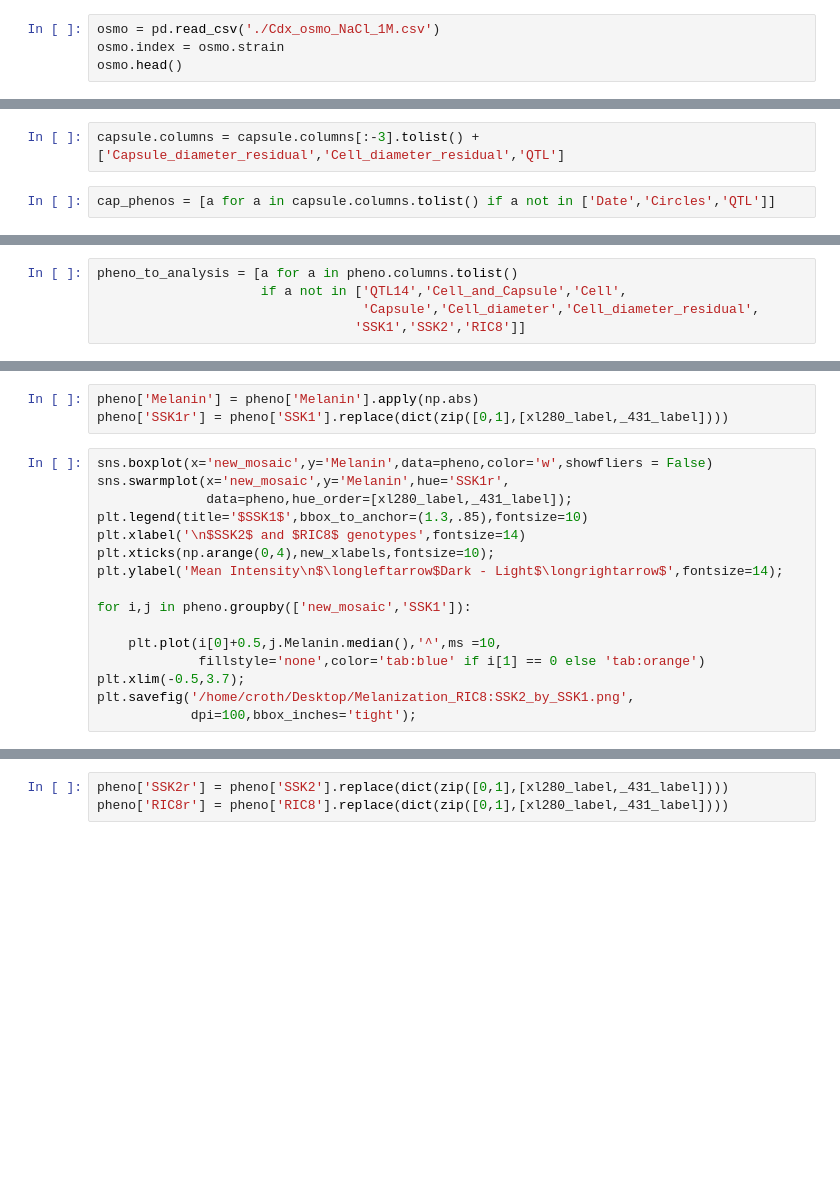
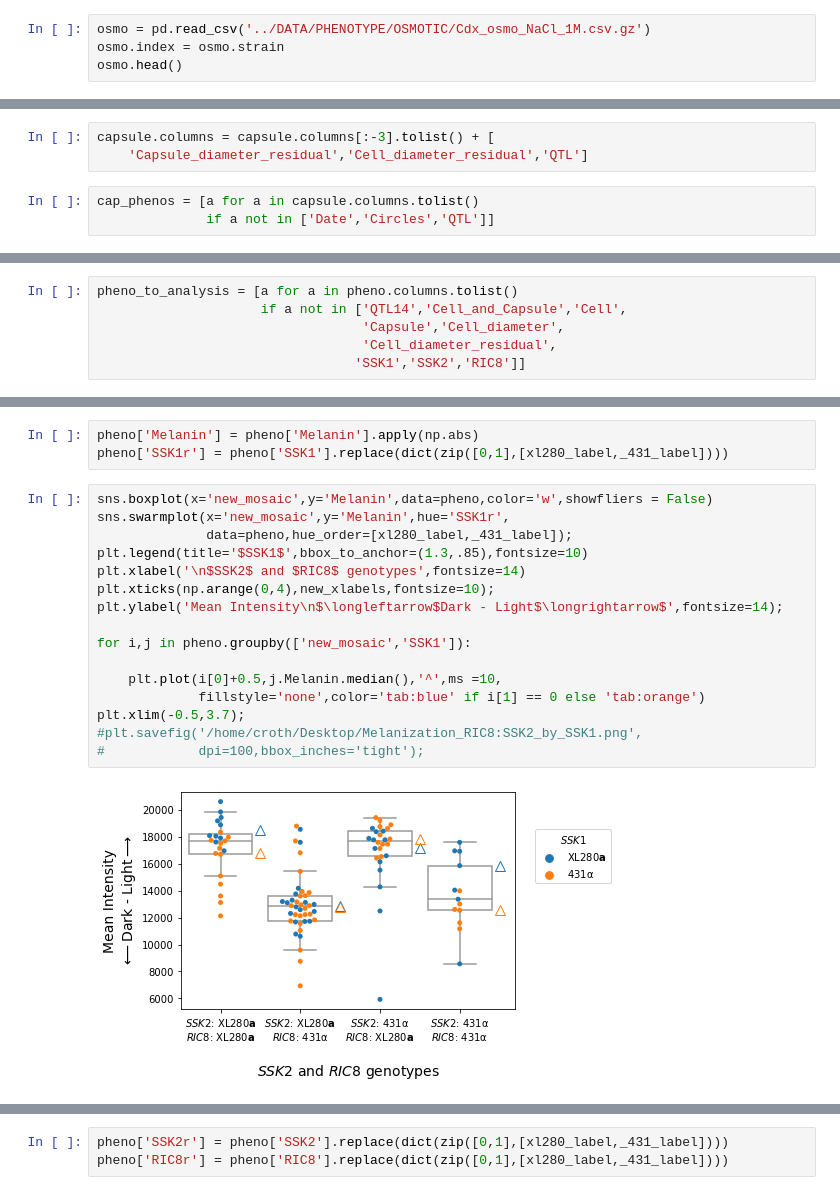
Before and after one commit to magwenelab/crypto-QTL-paper, a Jupyter notebook: SCRIPTS/Cryptococcus_phenotypes_S7_S8_Figs.ipynb, the cells around one changed output, grey strips where cells are left out. Cells and saved outputs as stored; diff of their text form; blank space fills up the shorter version.

```diff
--- a/SCRIPTS/Cryptococcus_phenotypes_S7_S8_Figs.ipynb
+++ b/SCRIPTS/Cryptococcus_phenotypes_S7_S8_Figs.ipynb
@@ -213,4 +291,4 @@ sns.scatterplot(pheno['37_0.0'], pheno['39_0.0'],
 # %%
-osmo = pd.read_csv('./Cdx_osmo_NaCl_1M.csv')
+osmo = pd.read_csv('../DATA/PHENOTYPE/OSMOTIC/Cdx_osmo_NaCl_1M.csv.gz')
 osmo.index = osmo.strain
 osmo.head()
@@ -217,8 +303,10 @@ osmo.head()
 # %%
 pheno['NaCl_1M'] = osmo['mean_intensity'].T[pheno.index]
 # %%
-capsule.columns = capsule.columns[:-3].tolist() + ['Capsule_diameter_residual','Cell_diameter_residual','QTL']
+capsule.columns = capsule.columns[:-3].tolist() + [
+    'Capsule_diameter_residual','Cell_diameter_residual','QTL']
 # %%
-cap_phenos = [a for a in capsule.columns.tolist() if a not in ['Date','Circles','QTL']]
+cap_phenos = [a for a in capsule.columns.tolist()
+              if a not in ['Date','Circles','QTL']]
 # %%
 cap_phenos
@@ -234,7 +363,8 @@ for p in cap_phenos:
 # %%
 pheno_to_analysis = [a for a in pheno.columns.tolist()
                      if a not in ['QTL14','Cell_and_Capsule','Cell',
-                                  'Capsule','Cell_diameter','Cell_diameter_residual',
+                                  'Capsule','Cell_diameter',
+                                  'Cell_diameter_residual',
                                  'SSK1','SSK2','RIC8']]
 # %%
 pheno_to_analysis
@@ -362,19 +559,21 @@ pheno['SSK1r'] = pheno['SSK1'].replace(dict(zip([0,1],[xl280_label,_431_label]))
 # %%
 sns.boxplot(x='new_mosaic',y='Melanin',data=pheno,color='w',showfliers = False)
 sns.swarmplot(x='new_mosaic',y='Melanin',hue='SSK1r',
               data=pheno,hue_order=[xl280_label,_431_label]);
 plt.legend(title='$SSK1$',bbox_to_anchor=(1.3,.85),fontsize=10)
 plt.xlabel('\n$SSK2$ and $RIC8$ genotypes',fontsize=14)
 plt.xticks(np.arange(0,4),new_xlabels,fontsize=10);
 plt.ylabel('Mean Intensity\n$\longleftarrow$Dark - Light$\longrightarrow$',fontsize=14);
 
 for i,j in pheno.groupby(['new_mosaic','SSK1']):
 
     plt.plot(i[0]+0.5,j.Melanin.median(),'^',ms =10,
              fillstyle='none',color='tab:blue' if i[1] == 0 else 'tab:orange')
 plt.xlim(-0.5,3.7);
-plt.savefig('/home/croth/Desktop/Melanization_RIC8:SSK2_by_SSK1.png',
-            dpi=100,bbox_inches='tight');
+#plt.savefig('/home/croth/Desktop/Melanization_RIC8:SSK2_by_SSK1.png',
+#            dpi=100,bbox_inches='tight');
+# %% [output]
+[figure, added]
 # %%
 sns.boxplot(x='new_mosaic',y='Capsule_diameter',data=pheno,color='w',showfliers = False)
 sns.swarmplot(x='new_mosaic',y='Capsule_diameter',hue='SSK1r',
```
Also changed, not shown: parts of 172 cells of this notebook, 12 other files.
